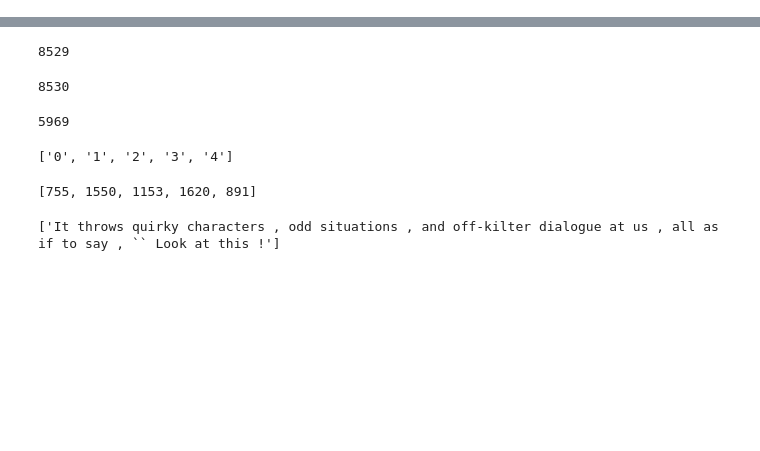
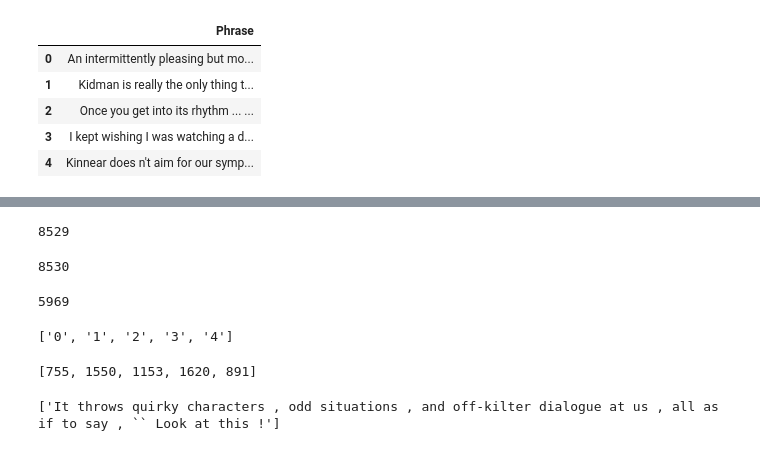
Before and after one commit to Muosvr/movie-review-sentiment-analysis-kernels-only, a Jupyter notebook: movie-review-sentiment-analysis-kernels-only.ipynb, the cells around one changed output, grey strips where cells are left out. Cells and saved outputs as stored; diff of their text form; code cells hidden in the pictures; blank space fills up the shorter version.

```diff
--- a/movie-review-sentiment-analysis-kernels-only.ipynb
+++ b/movie-review-sentiment-analysis-kernels-only.ipynb
@@ -49,0 +77,9 @@ df_train.head()
+# %%
+df_test.head()
+# %% [output]
+|  | Phrase |
+| 0 | An intermittently pleasing but mo... |
+| 1 | Kidman is really the only thing t... |
+| 2 | Once you get into its rhythm ... ... |
+| 3 | I kept wishing I was watching a d... |
+| 4 | Kinnear does n't aim for our symp... |
```
Also changed, not shown: parts of 36 cells of this notebook.
